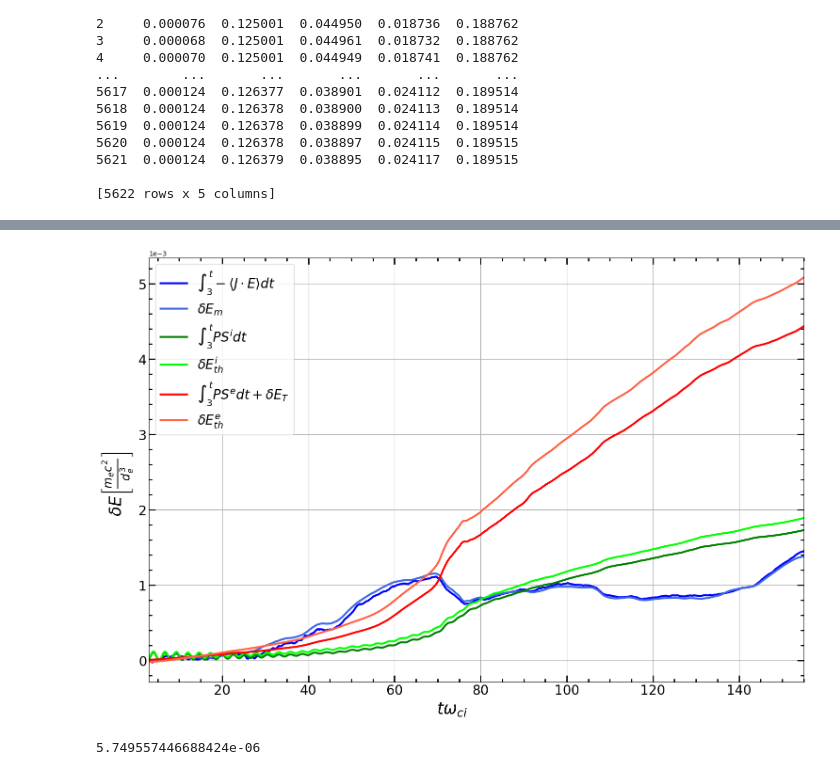
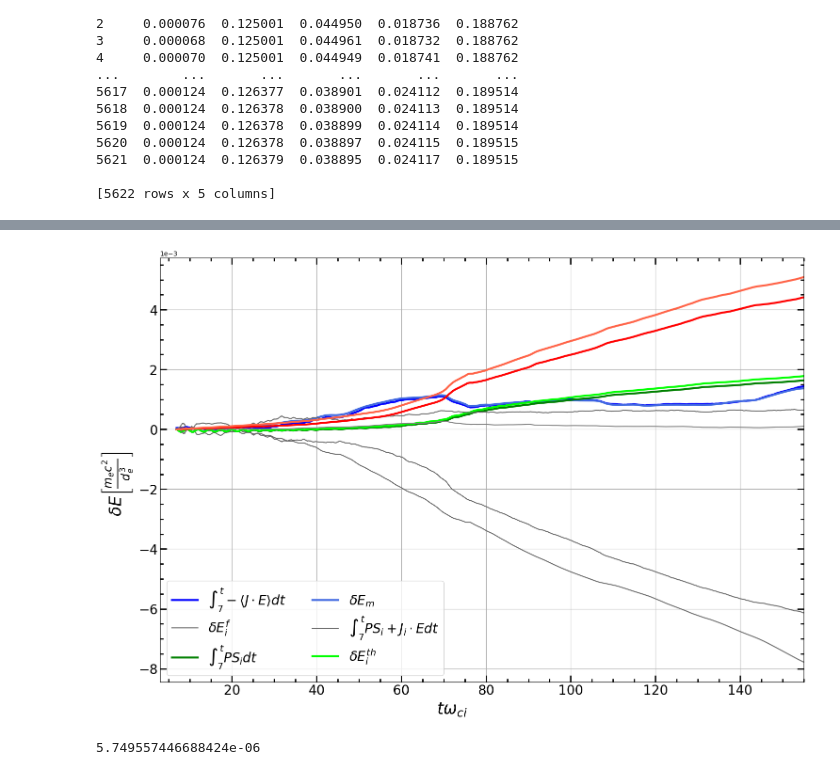
Before and after one commit to jgoodwill1/TurbPy, a Jupyter notebook: Analysis/Jupyter/dE.ipynb, the cells around one changed output, grey strips where cells are left out. Drawn from its saved outputs; the diff is of its cells as text; code cells hidden in the pictures.

```diff
--- a/Analysis/Jupyter/dE.ipynb
+++ b/Analysis/Jupyter/dE.ipynb
@@ -295,23 +280,40 @@ plt.savefig(figs + 'dE.jpg', dpi = 400)
 # %%
 # ### Read ###
 
-n = 20
+n = 50
 time_twci = int(np.round(twci[n],0))
 print(time_twci)
 dt = info['dt*wpe'] * info['fields_interval']
 EM = tb.read_JE(dirs)
 # JE_int = -np.cumsum(EM['JE'][n:] * dt)
 JE_int = -sci.integrate.cumulative_simpson(EM['JE'][n:] * dt, initial = 0)
+JiE_int = -sci.integrate.cumulative_simpson(EM['JiE'][n:] * dt, initial = 0)
+JeE_int = -sci.integrate.cumulative_simpson(EM['JeE'][n:] * dt, initial = 0)
 
 sp = 'electron'
 dse = pd.read_csv(dirs + f'ps{sp[0]}_av.csv', delimiter = ',')
 pse_av = dse[f'PS{sp[0]}'][n:]
 # pse_int = np.cumsum(pse_av * dt)
 pse_int = sci.integrate.cumulative_simpson(pse_av * dt, initial = 0)
+pse_JeE = sci.integrate.cumulative_simpson((-pse_av + EM['JeE'][n:]) * dt, initial = 0)
 
 sp = 'ion'
 dsi = pd.read_csv(dirs + f'ps{sp[0]}_av.csv', delimiter = ',')
 psi_av = dsi[f'PS{sp[0]}'][n:]
 # psi_int = np.cumsum(psi_av * dt)
 psi_int = sci.integrate.cumulative_simpson(psi_av * dt, initial = 0)
+psi_JiE = sci.integrate.cumulative_simpson((-psi_av - EM['JiE'][n:]) * dt, initial = 0)
+
+dEM = en['EM'] - en['EM'][n]
+dEE = en['EE'] - en['EE'][n]
+
+dEi = (en['Efi']  + en['Ethi']) - (en['Efi'] + en['Ethi'])[n]
+dEthi = en['Ethi'] - en['Ethi'][n]
+dEfi = en['Efi'] - en['Efi'][n]
+
+dEe = (en['Efe'] + en['Ethe']) - (en['Efe'] + en['Ethe'])[n]
+dEthe = en['Ethe'] - en['Ethe'][n]
+dEfe = en['Efe'] - en['Efe'][n]
+
+dEt = en['Et'] - en['Et'][n]
 # %% [output]
@@ -422,39 +405,51 @@ axs.tick_params(which='both', width=2, labelsize = 20, right = True, direction =
 axs.tick_params(which='major', length=10, top = True, right =True)
 axs.tick_params(which='minor', length=5 , top = True, right =True)
 axs.grid()
 
 sp = 'ion'
-axs.plot(twci[n:], psi_int, color = 'green', linewidth = 3,label = r'$\int_{'f'{time_twci}'r'}^t PS^'f'{sp[0]}'' dt$')
-axs.plot(twci[n:], dEthi[n:],color = 'lime', linewidth = 3,label = r'$\delta E_{th}^'f'{sp[0]}''$')
+axs.plot(twci[n:], dEfi[n:],  color = 'dimgray', label = r'$\delta E^{f}_i$')
+axs.plot(twci[n:], psi_JiE,  color = 'dimgray', label = r'$\int_{'f'{time_twci}'r'}^t PS_'f'{sp[0]} + J_{sp[0]} \cdot E'' dt$')
+axs.plot(twci[n:], psi_int, color = 'green', linewidth = 3,label = r'$\int_{'f'{time_twci}'r'}^t PS_'f'{sp[0]}'' dt$')
+axs.plot(twci[n:], dEthi[n:],color = 'lime', linewidth = 3,label = r'$\delta E^{th}_'f'{sp[0]}''$')
 axs.ticklabel_format(axis = 'y',style = 'sci', scilimits = (0,0))
 # axs.legend(title_fontsize = 22, loc = 'upper left', fontsize = 20)
 axs.xaxis.set_minor_locator(AutoMinorLocator())
 axs.yaxis.set_minor_locator(AutoMinorLocator())
 axs.tick_params(which='both', width=2, labelsize = 20, right = True, direction = 'in')
 axs.tick_params(which='major', length=10, top = True, right =True)
 axs.tick_params(which='minor', length=5 , top = True, right =True)
 axs.grid()
 
 sp = 'electron'
-axs.plot(twci[n:], pse_int + dEt[n:], color = 'red',linewidth = 3, label = r'$\int_{'f'{time_twci}'r'}^t PS^'f'{sp[0]}'' dt + \delta E_T$')
+axs.plot(twci[n:], pse_JeE,  color = 'dimgray', label = r'$\delta E^{f}_i$')
+axs.plot(twci[n:], dEfe[n:],  color = 'gray', label = r'$\delta E^{f}_e$')
+axs.plot(twci[n:], pse_int + dEt[n:], color = 'red',linewidth = 3, label = r'$\int_{'f'{time_twci}'r'}^t PS_'f'{sp[0]}'' dt + \delta E_T$')
 axs.plot(twci[n:], dEthe[n:], color = 'tomato', linewidth = 3,label = r'$\delta E_{th}^'f'{sp[0]}''$')
 axs.ticklabel_format(axis = 'y',style = 'sci', scilimits = (0,0))
-axs.legend(title_fontsize = 22, loc = 'upper left', fontsize = 20)
+
 axs.xaxis.set_minor_locator(AutoMinorLocator())
 axs.yaxis.set_minor_locator(AutoMinorLocator())
 axs.tick_params(which='both', width=2, labelsize = 20, right = True, direction = 'in')
 axs.tick_params(which='major', length=10, top = True, right =True)
 axs.tick_params(which='minor', length=5 , top = True, right =True)
 axs.grid()
 
 axs.set_xlim(3, 155)
 
+# reordering the labels
+handles, labels = plt.gca().get_legend_handles_labels()
+
+# specify order
+order = [0, 2, 4, 1, 3, 5]
+
+axs.legend([handles[i] for i in order], [labels[i] for i in order], title_fontsize = 22, loc = 'lower left', fontsize = 20, ncols = 2)
+
 fig.supylabel(r'$\delta E \left[ \frac{m_e c^2}{d_e^3} \right] $', size = 25)
 fig.supxlabel(r'$ t \omega_{ci}$', size = 25)
 
-plt.savefig(figs + 'JE_dEM+PS_dEth.jpg', dpi = 400)
+plt.savefig(figs + 'JE_dEM+PS_dEth.pdf', dpi = 400)
 # %% [output]
-[figure, old version]
+[figure, new version]
 # %%
 print((np.array(en['Et'])[-1] - en['Et'][0])/100)
 # %% [output]
```
Also changed, not shown: parts of 9 cells of this notebook, 6 other files.
